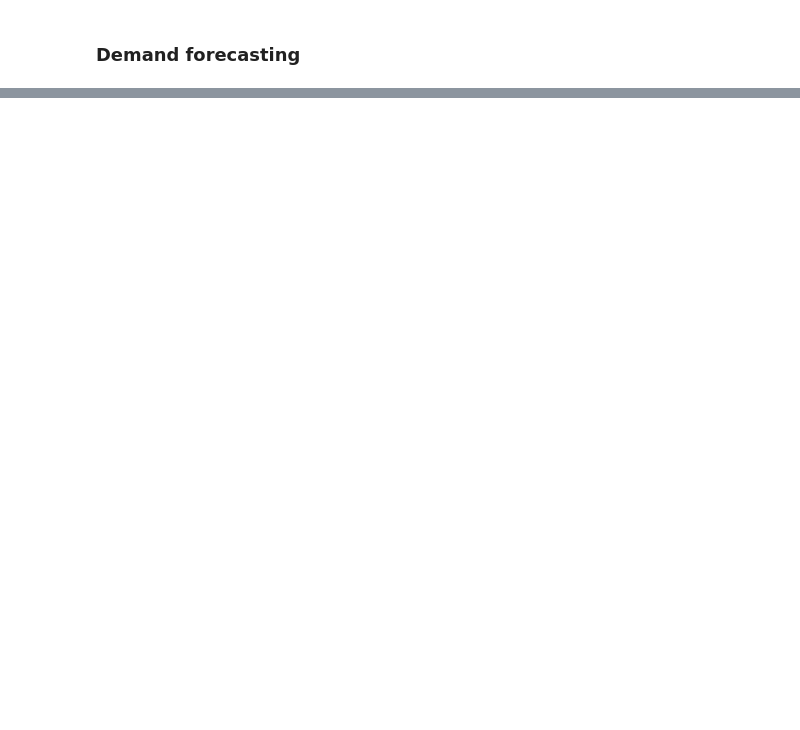
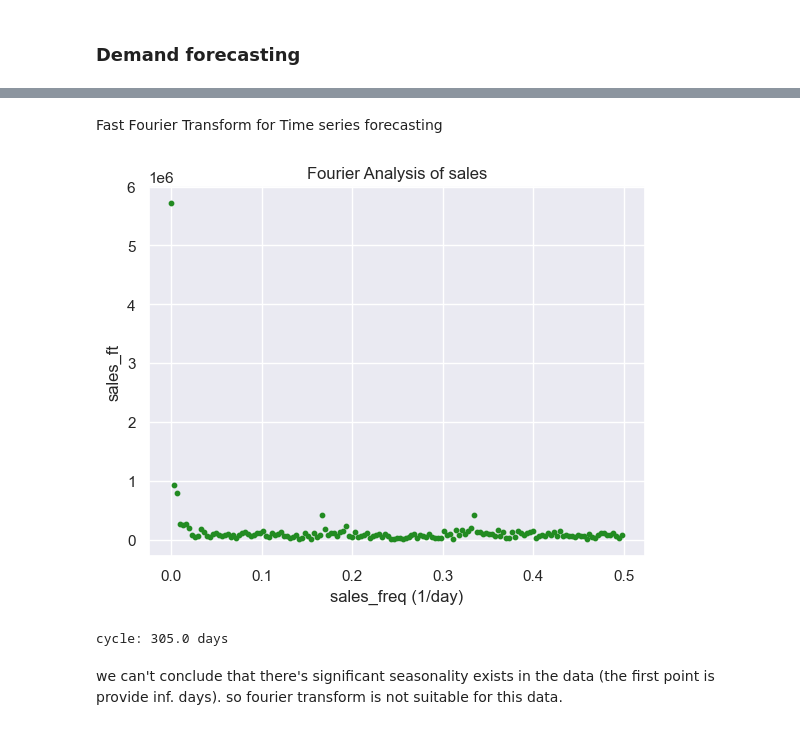
Before and after one commit to patcha-ranat/Ecommerce-Invoice-End-to-end, a Jupyter notebook: model_dev.ipynb, the cells around one changed output, grey strips where cells are left out. Saved outputs shown, nothing was run; the diff lists cells and outputs as text; code cells hidden in the pictures; blank space fills up the shorter version.

Commit message:
Demand Forecasting

```diff
--- a/model_dev.ipynb
+++ b/model_dev.ipynb
@@ -772,0 +974,4 @@ rules_important_metrics.head(20)
+# %%
+sample['smma_sales'] = sample['sales'].rolling(window=13, min_periods=0).mean().shift(13)
+sample['lag_sales'] = sample['sales'].shift(6)
+sample
@@ -772,0 +992,16 @@ rules_important_metrics.head(20)
+# %% [markdown]
+Fast Fourier Transform for Time series forecasting
+# %%
+from numpy.fft import rfft, rfftfreq
+nobs = len(sample['sales'])
+sales_ft = np.abs(rfft(sample['sales']))
+sales_freq = rfftfreq(nobs)
+plt.figure()
+plt.scatter(sales_freq, sales_ft, s=10, c='forestgreen')
+plt.grid(True)
+plt.ylabel("sales_ft")
+plt.xlabel("sales_freq (1/day)")
+plt.title("Fourier Analysis of sales")
+plt.show()
+# %% [output]
+[figure, added]
@@ -772,0 +1011,6 @@ rules_important_metrics.head(20)
+# %%
+print(f"cycle: {1/sales_freq[1:][np.argmax(sales_ft[1:])]} days")
+# %% [output]
+cycle: 305.0 days
+# %% [markdown]
+we can't conclude that there's significant seasonality exists in the data (the first point is provide inf. days). so fourier transform is not suitable for this data.
```
Also changed, not shown: parts of 15 cells of this notebook, 3 other files.
